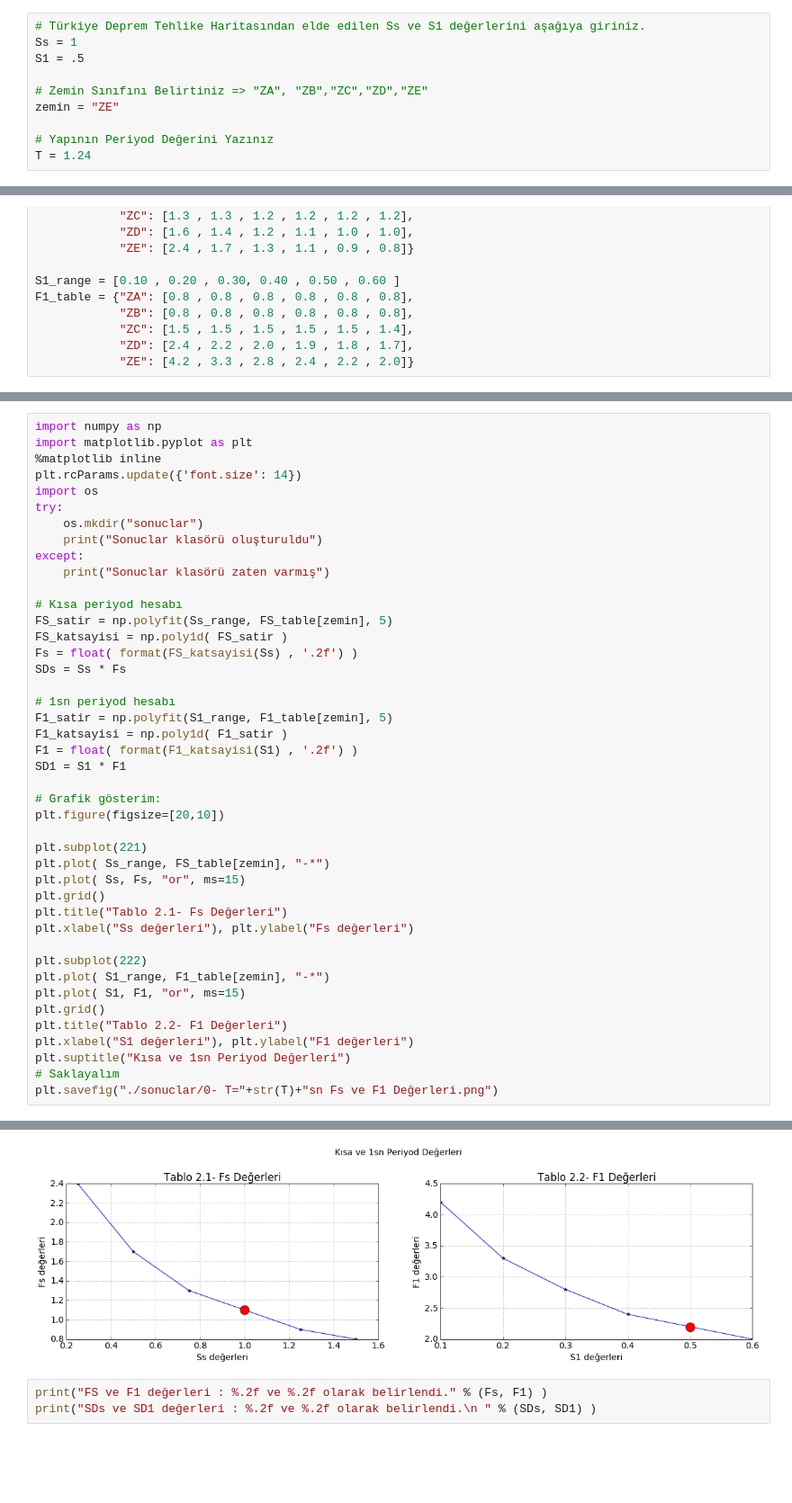
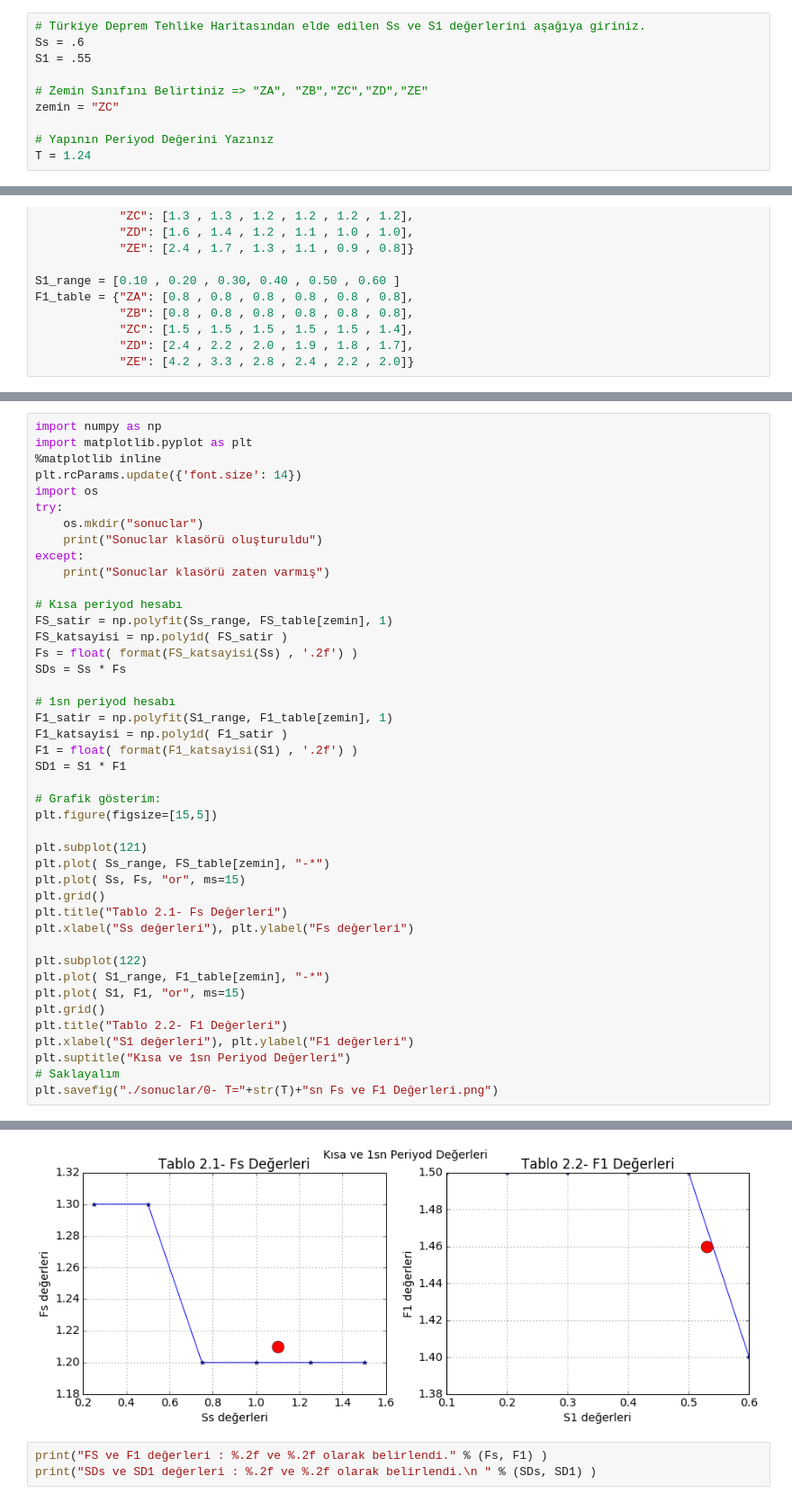
Before and after one commit to gtuinsaat/TBDY2018_tepki_spektrumu, a Jupyter notebook: aad_TBDY2018_Spektrum.ipynb, the cells around one changed output, grey strips where cells are left out. Shown: that part at 90% size. Saved outputs shown, nothing was run; the diff lists cells and outputs as text; blank space fills up the shorter version.

```diff
--- a/aad_TBDY2018_Spektrum.ipynb
+++ b/aad_TBDY2018_Spektrum.ipynb
@@ -117,11 +117,11 @@ Değişkenleri aşağıdaki hücreye giriniz
 ---
 # %%
 # Türkiye Deprem Tehlike Haritasından elde edilen Ss ve S1 değerlerini aşağıya giriniz.
-Ss = 1
-S1 = .5
+Ss = .6
+S1 = .55
 
 # Zemin Sınıfını Belirtiniz => "ZA", "ZB","ZC","ZD","ZE"
-zemin = "ZE"
+zemin = "ZC"
 
 # Yapının Periyod Değerini Yazınız
 T = 1.24
@@ -154,39 +226,39 @@ except:
     print("Sonuclar klasörü zaten varmış")
 
 # Kısa periyod hesabı
-FS_satir = np.polyfit(Ss_range, FS_table[zemin], 5)
+FS_satir = np.polyfit(Ss_range, FS_table[zemin], 1)
 FS_katsayisi = np.poly1d( FS_satir )
 Fs = float( format(FS_katsayisi(Ss) , '.2f') )
 SDs = Ss * Fs
 
 # 1sn periyod hesabı
-F1_satir = np.polyfit(S1_range, F1_table[zemin], 5)
+F1_satir = np.polyfit(S1_range, F1_table[zemin], 1)
 F1_katsayisi = np.poly1d( F1_satir )
 F1 = float( format(F1_katsayisi(S1) , '.2f') )
 SD1 = S1 * F1
 
 # Grafik gösterim:
-plt.figure(figsize=[20,10])
+plt.figure(figsize=[15,5])
 
-plt.subplot(221)
+plt.subplot(121)
 plt.plot( Ss_range, FS_table[zemin], "-*")
 plt.plot( Ss, Fs, "or", ms=15)
 plt.grid()
 plt.title("Tablo 2.1- Fs Değerleri")
 plt.xlabel("Ss değerleri"), plt.ylabel("Fs değerleri")
 
-plt.subplot(222)
+plt.subplot(122)
 plt.plot( S1_range, F1_table[zemin], "-*")
 plt.plot( S1, F1, "or", ms=15)
 plt.grid()
 plt.title("Tablo 2.2- F1 Değerleri")
 plt.xlabel("S1 değerleri"), plt.ylabel("F1 değerleri")
 plt.suptitle("Kısa ve 1sn Periyod Değerleri")
 # Saklayalım
 plt.savefig("./sonuclar/0- T="+str(T)+"sn Fs ve F1 Değerleri.png")
 # %% [output]
 Sonuclar klasörü zaten varmış
-[figure, old version]
+[figure, new version]
 # %%
 print("FS ve F1 değerleri : %.2f ve %.2f olarak belirlendi." % (Fs, F1) )
 print("SDs ve SD1 değerleri : %.2f ve %.2f olarak belirlendi.\n " % (SDs, SD1) )
```
Also changed, not shown: parts of 2 cells of this notebook.
